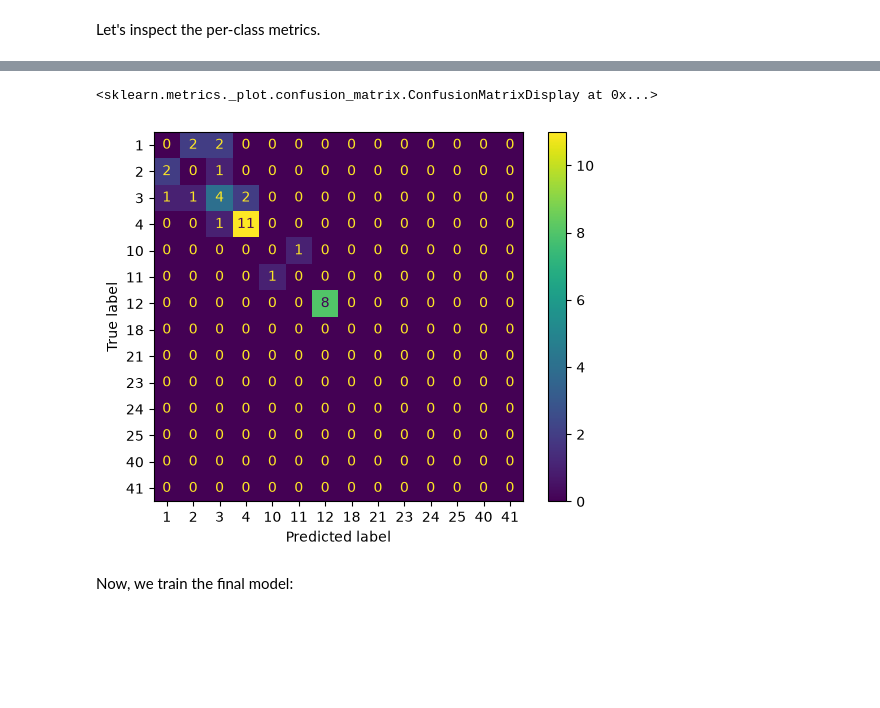
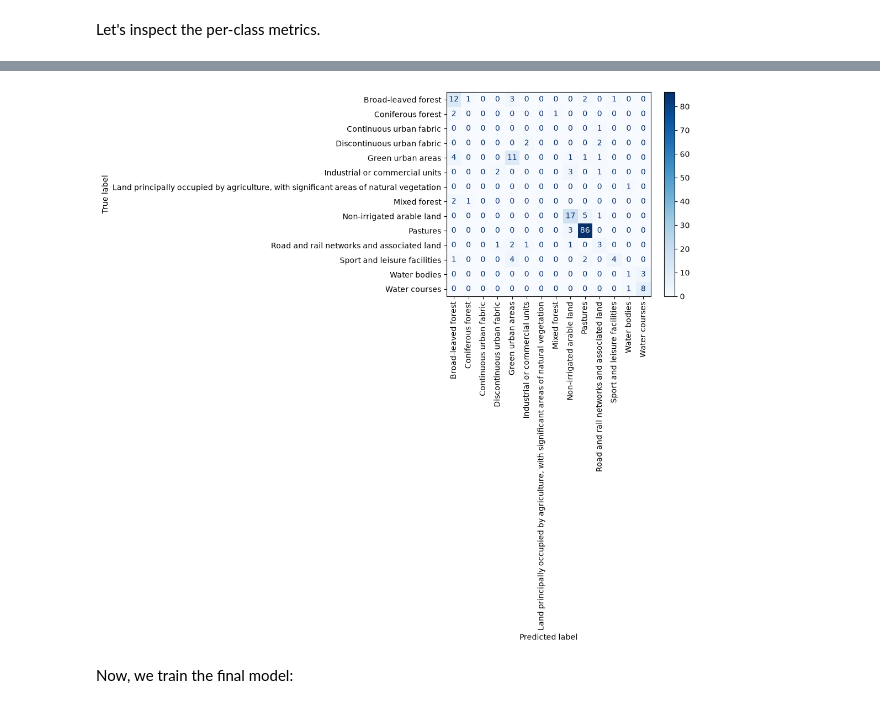
Before and after one commit to openlandmap/scikit-map, a Jupyter notebook: docs/notebooks/03_landcover_mapping.ipynb, the cells around one changed output, grey strips where cells are left out. Cells and saved outputs as stored; diff of their text form; code cells hidden in the pictures; blank space fills up the shorter version.

Commit message:
Add backend param in docs/notebooks and improved examples for land cover (legend, etc)

```diff
--- a/docs/notebooks/03_landcover_mapping.ipynb
+++ b/docs/notebooks/03_landcover_mapping.ipynb
@@ -80,8 +80,9 @@ season names) and the static terrain layers.  We keep the gap-filled NDVI
 (`variant != 'gappy'`) and restrict the temporal layers to the full years
 2015-2019.
 # %%
+backend='cpp' # numba, numpy
 rdata = (
-    RasterData.from_yaml(str(toy.LAYERS_YAML), base_path=str(toy.DATA_DIR))
+    RasterData.from_yaml(str(toy.LAYERS_YAML), base_path=str(toy.DATA_DIR), backend=backend)
     .filter("variant != 'gappy'")
     .filter_date("2015-01-01", "2019-12-31", include_non_temporal=True, by_start_date=True)
 )
@@ -148,7 +147,10 @@ scikit-learn. We use a random forest and evaluate it with 5-fold cross-validatio
 # %%
 from sklearn.preprocessing import LabelEncoder
+
+target_col = 'label'
+
 le = LabelEncoder()
-y = le.fit_transform(train["target"].values)
+y = le.fit_transform(train[target_col].values)
 # %%
 from sklearn.ensemble import RandomForestClassifier
 from sklearn.model_selection import cross_val_predict
@@ -191,10 +193,10 @@ weighted avg       0.69      0.72      0.70       199
 # %%
+import matplotlib.pyplot as plt
 from sklearn.metrics import confusion_matrix, ConfusionMatrixDisplay
-cm = confusion_matrix(y, y_pred, labels=le.classes_)
-ConfusionMatrixDisplay(confusion_matrix=cm, display_labels=le.classes_).plot()
+disp = ConfusionMatrixDisplay.from_predictions(y, y_pred, display_labels=le.classes_, cmap='Blues')
+d = plt.xticks(rotation=90)
 # %% [output]
-<sklearn.metrics._plot.confusion_matrix.ConfusionMatrixDisplay at 0x...>
-[figure, old version]
+[figure, new version]
 # %% [markdown]
 Now, we train the final model:
 # %%
```
Also changed, not shown: parts of 14 cells of this notebook, 2 other files.
